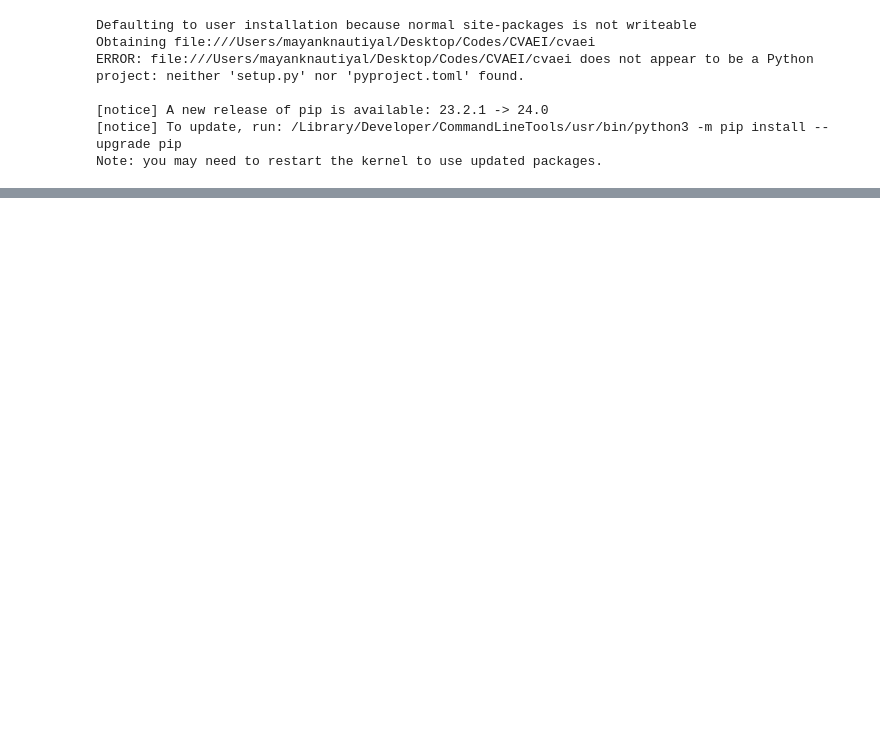
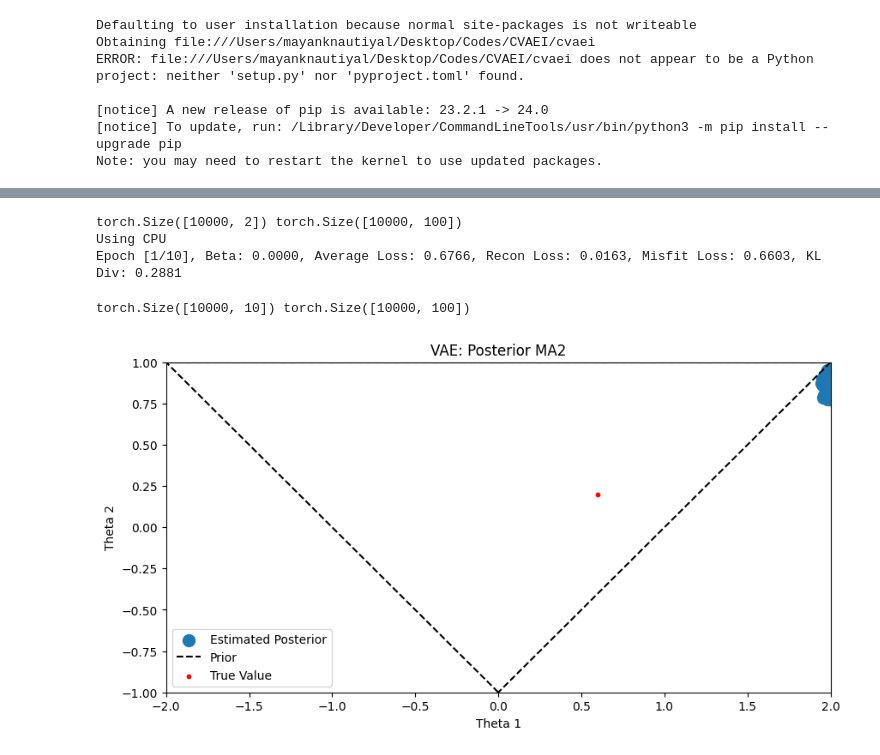
Before and after one commit to mayank05942/CVAEI, a Jupyter notebook: test_cvaei.ipynb, the cells around one changed output, grey strips where cells are left out. Cells and saved outputs as stored; diff of their text form; code cells hidden in the pictures; blank space fills up the shorter version.

Commit message:
added function to normalize and plot data

```diff
--- a/test_cvaei.ipynb
+++ b/test_cvaei.ipynb
@@ -62,0 +121,52 @@ Epoch [10/10], Beta: 0.9000, Average Loss: 17.6347, Recon Loss: 8.0626, Misfit L
+# %%
+theta, data = generate_data(10000)
+# %%
+input_dim = 2
+latent_dim = 10
+conditional_dim = 100
+encoder_hidden_dims = [128, 128]
+decoder_hidden_dims = [512,512,512]
+
+
+network = CVAE(input_dim=input_dim, latent_dim=latent_dim, output_dim=input_dim,
+        conditional_dim=conditional_dim, encoder_hidden_dims=encoder_hidden_dims,
+        decoder_hidden_dims=decoder_hidden_dims)
+
+
+optimizer = optim.Adam(network.parameters(), lr=1e-3)
+
+
+theta_normalizer = DataNormalizer()
+data_normalizer = DataNormalizer()
+
+# Fit and transform thetas
+theta_normalizer.fit(theta)
+train_theta_norm = theta_normalizer.transform(theta)
+
+# Fit and transform data
+data_normalizer.fit(data)
+train_data_norm = data_normalizer.transform(data)
+
+print(theta.shape, data.shape)
+
+train_dataset = TensorDataset(train_data_norm, train_theta_norm)
+train_loader = DataLoader(dataset=train_dataset, batch_size=64, shuffle=True)
+
+network.train_model(train_loader=train_loader, optimizer=optimizer, epochs=10,
+                    device=device, theta_normalizer=theta_normalizer,
+                      data_normalizer=data_normalizer, forward_model= simulator)
+# %% [output]
+torch.Size([10000, 2]) torch.Size([10000, 100])
+Using CPU
+Epoch [1/10], Beta: 0.0000, Average Loss: 0.6766, Recon Loss: 0.0163, Misfit Loss: 0.6603, KL Div: 0.2881
+# %%
+true_param = torch.tensor([0.6,0.2])
+observed_data = simulator(true_param)
+post = network.get_posterior(observed_data= observed_data, num_samples=10000)
+post = theta_normalizer.inverse_transform(post)
+# %% [output]
+torch.Size([10000, 10]) torch.Size([10000, 100])
+# %%
+scatter_plot_ma2(post)
+# %% [output]
+[figure, added]
```
Also changed, not shown: parts of 3 cells of this notebook, 5 other files.
